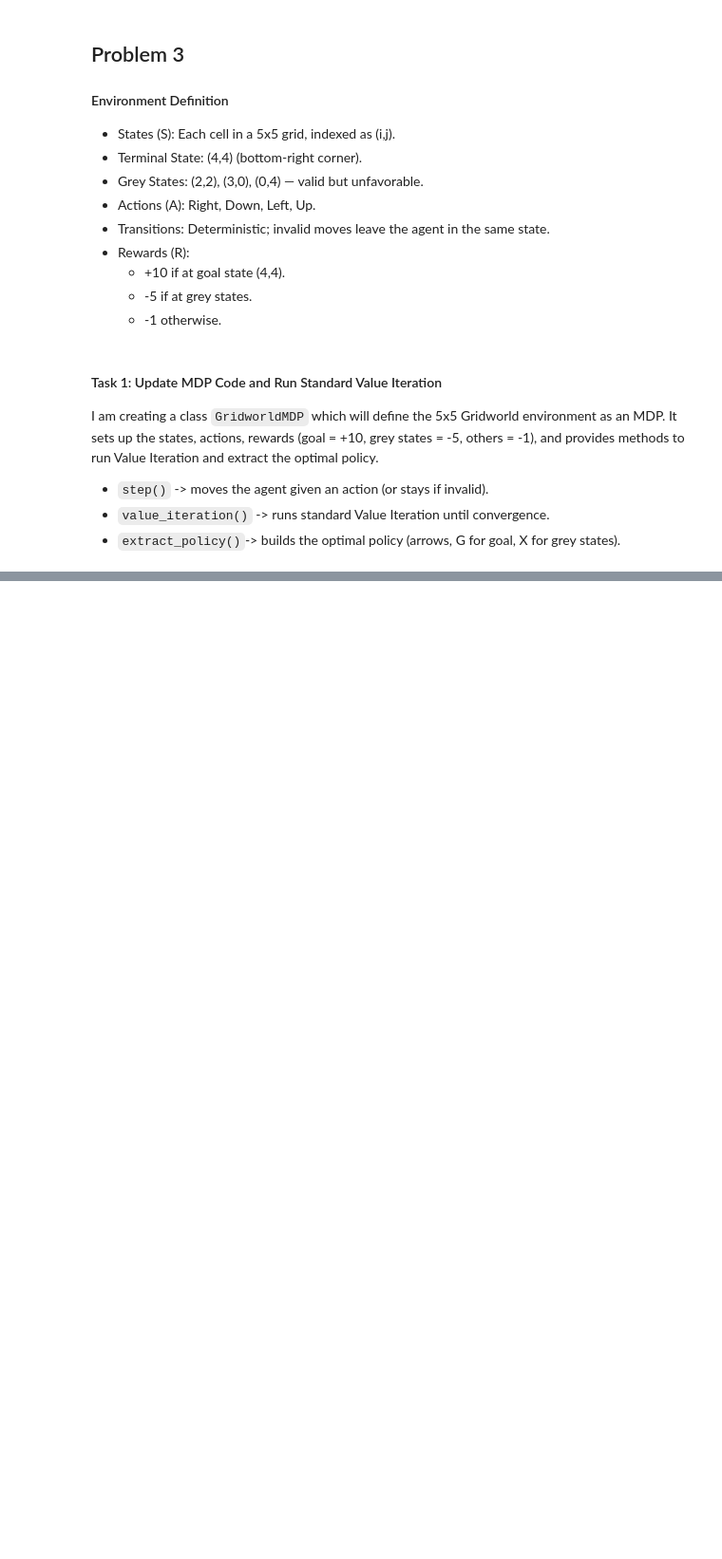
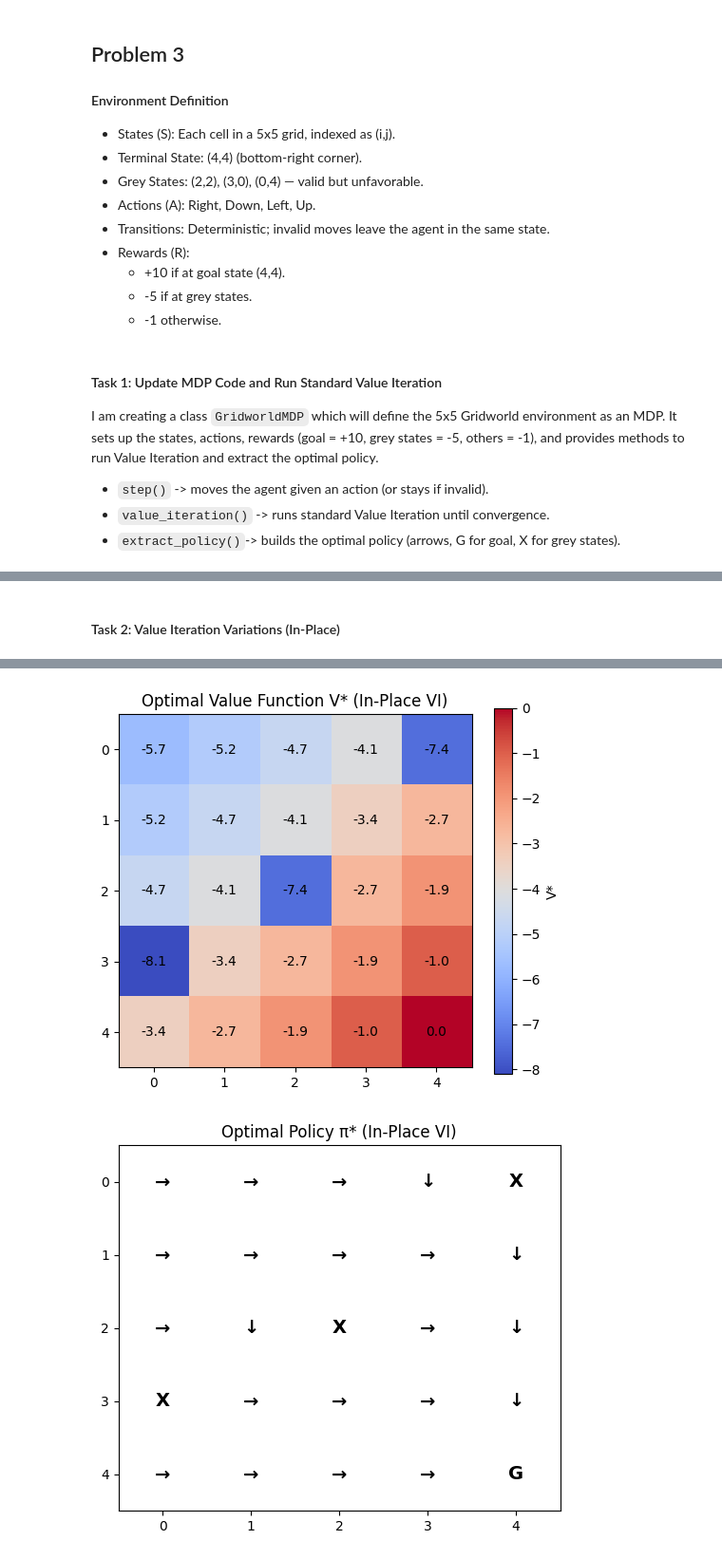
Before and after one commit to Christo-Conestoga/RL-Assignment1, a Jupyter notebook: main.ipynb, the cells around one changed output, grey strips where cells are left out. Shown at 95% size. Cells and saved outputs as stored; diff of their text form; code cells hidden in the pictures; blank space fills up the shorter version.

```diff
--- a/main.ipynb
+++ b/main.ipynb
@@ -287,0 +347,65 @@ class GridworldMDP:
+# %% [markdown]
+#### Task 2: Value Iteration Variations (In-Place)
+# %%
+# In-Place Value Iteration: Updates the value of each state immediately so the updated value is used in
+# subsequent updates within the same iteration. We also count sweeps explicitly.
+
+def in_place_value_iteration(mdp):
+    V = np.zeros((mdp.n, mdp.n))
+    iterations = 0
+    sweeps = 0
+    start_time = time.time()
+
+    while True:
+        delta = 0
+        sweeps += 1  # one full pass over all states
+        for i in range(mdp.n):
+            for j in range(mdp.n):
+                s = (i, j)
+                if s == mdp.goal_state:
+                    continue
+                old_v = V[i, j]
+                # Bellman update using the latest values
+                V[i, j] = mdp.rewards[s] + mdp.gamma * max(
+                    V[mdp.step(s, a)] for a in mdp.actions
+                )
+                delta = max(delta, abs(old_v - V[i, j]))
+        iterations += 1
+        if delta < mdp.theta:
+            break
+
+    elapsed = time.time() - start_time
+    return V, iterations, sweeps, elapsed
+
+# Run In-Place Value Iteration
+V_in, it_in, sw_in, t_in = in_place_value_iteration(mdp)
+policy_in = mdp.extract_policy(V_in)
+
+print("Task 2 Results: In-Place Value Iteration")
+print("Iterations:", it_in, " Sweeps:", sw_in, " Time:", round(t_in, 4), "seconds\n")
+
+print("Optimal Value Function V*:")
+print(tabulate(np.round(V_in, 2), tablefmt="fancy_grid"))
+
+print("\nOptimal Policy π*:")
+print(tabulate(policy_in, tablefmt="fancy_grid"))
+
+# Visualization
+plt.figure(figsize=(6,5))
+plt.imshow(V_in, cmap="coolwarm", origin="upper")
+plt.colorbar(label="V*")
+plt.title("Optimal Value Function V* (In-Place VI)")
+for i in range(mdp.n):
+    for j in range(mdp.n):
+        plt.text(j, i, round(V_in[i,j],1), ha='center', va='center', color='black')
+plt.show()
+
+plt.figure(figsize=(6,5))
+for i in range(mdp.n):
+    for j in range(mdp.n):
+        plt.text(j, i, policy_in[i][j], ha='center', va='center', fontsize=14, weight='bold')
+plt.xlim(-0.5, mdp.n-0.5)
+plt.ylim(mdp.n-0.5, -0.5)
+plt.title("Optimal Policy π* (In-Place VI)")
+plt.show()
+# %% [output]
@@ -287,0 +429,2 @@ class GridworldMDP:
+[figure, added]
+[figure, added]
```
Also changed, not shown: parts of 7 cells of this notebook.
